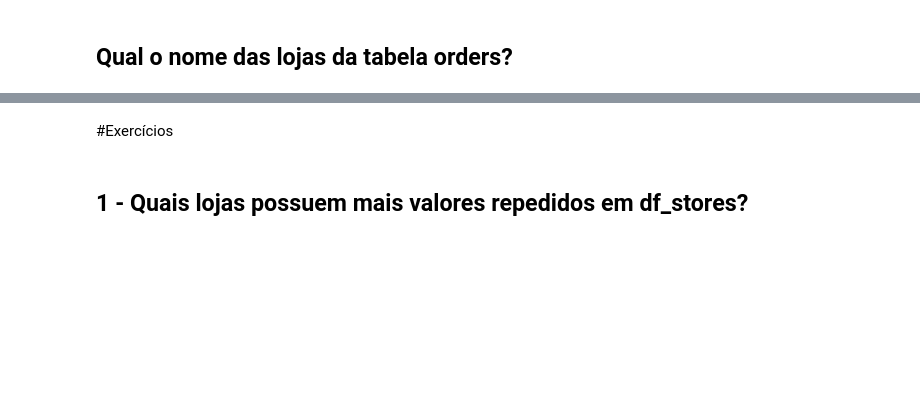
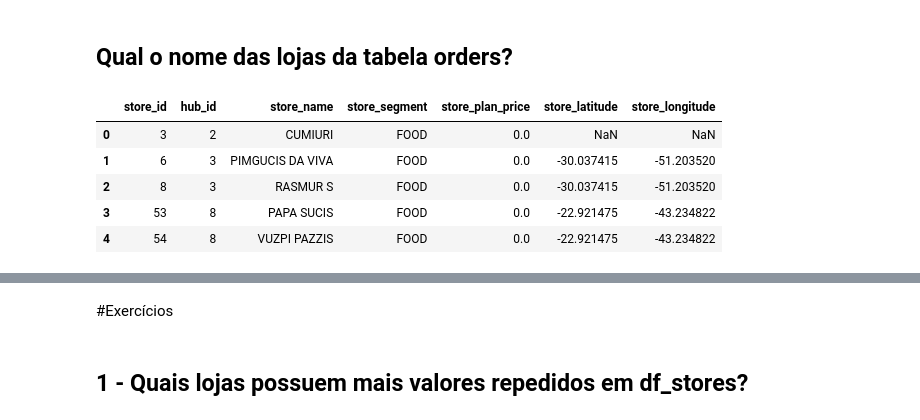
Before and after one commit to Erick0105/Aula-IA-Fiap, a Jupyter notebook: Análise_Exploratória_1_Inicio_de_Aula.ipynb, the cells around one changed output, grey strips where cells are left out. Saved outputs shown, nothing was run; the diff lists cells and outputs as text; code cells hidden in the pictures; blank space fills up the shorter version.

```diff
--- a/Análise_Exploratória_1_Inicio_de_Aula.ipynb
+++ b/Análise_Exploratória_1_Inicio_de_Aula.ipynb
@@ -50,5 +151,14 @@
 ## Qual o nome das lojas da tabela orders?
 # %%
 #criação de um novo dataframe a partir de stores
+df_stores = pd.read_csv('stores.csv',encoding='latin1')
+df_stores.head()
+# %% [output]
+|  | store_id | hub_id | store_name | store_segment | store_plan_price | store_latitude | store_longitude |
+| 0 | 3 | 2 | CUMIURI | FOOD | 0.0 | NaN | NaN |
+| 1 | 6 | 3 | PIMGUCIS DA VIVA | FOOD | 0.0 | -30.037415 | -51.203520 |
+| 2 | 8 | 3 | RASMUR S | FOOD | 0.0 | -30.037415 | -51.203520 |
+| 3 | 53 | 8 | PAPA SUCIS | FOOD | 0.0 | -22.921475 | -43.234822 |
+| 4 | 54 | 8 | VUZPI PAZZIS | FOOD | 0.0 | -22.921475 | -43.234822 |
 # %%
 #informações sobre o dataframe
```
Also changed, not shown: parts of 29 cells of this notebook.
